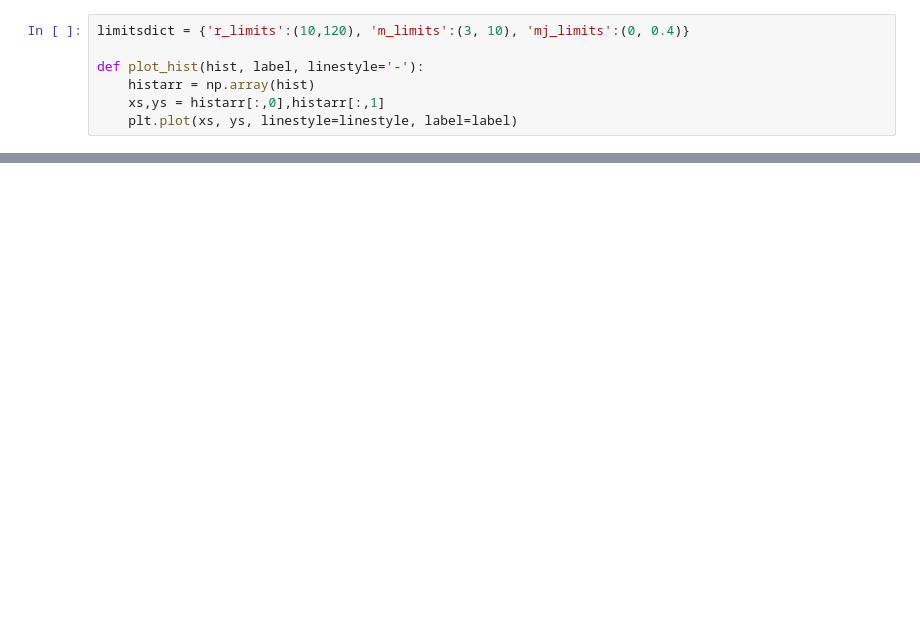
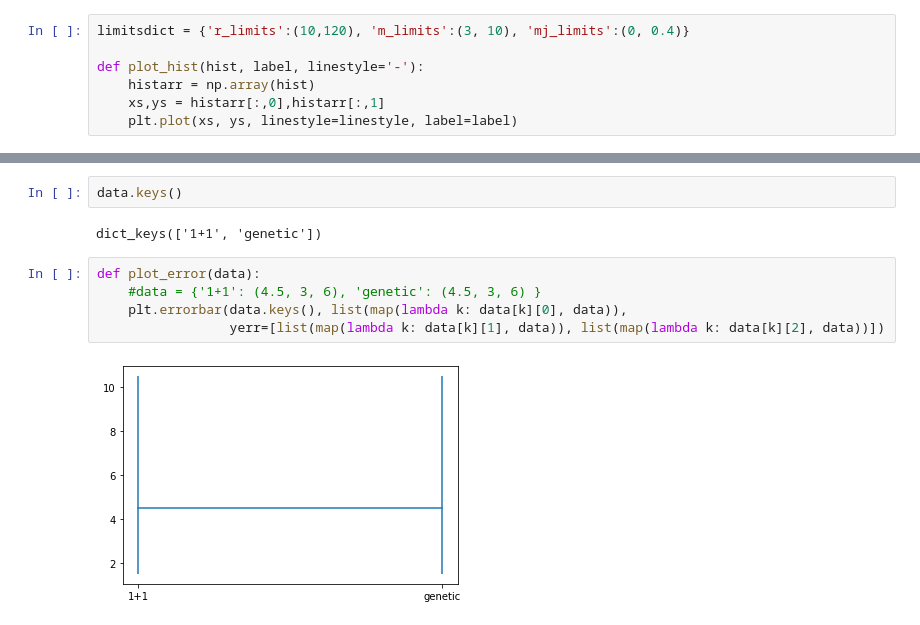
Before and after one commit to BioRyajenka/antennae-directivity-optimization, a Jupyter notebook: Algorithms tests.ipynb, the cells around one changed output, grey strips where cells are left out. Cells and saved outputs as stored; diff of their text form; blank space fills up the shorter version.

```diff
--- a/Algorithms tests.ipynb
+++ b/Algorithms tests.ipynb
@@ -142,0 +157,11 @@ _, _, gen_hist = run_evaluation('genetic', n_it=10000, layers=5, sbbx_eta=0.5, l
+# %%
+data.keys()
+# %% [output]
+dict_keys(['1+1', 'genetic'])
+# %%
+def plot_error(data):
+    #data = {'1+1': (4.5, 3, 6), 'genetic': (4.5, 3, 6) }
+    plt.errorbar(data.keys(), list(map(lambda k: data[k][0], data)),
+                 yerr=[list(map(lambda k: data[k][1], data)), list(map(lambda k: data[k][2], data))])
+# %% [output]
+[figure, added]
```
Also changed, not shown: parts of 11 cells of this notebook.
